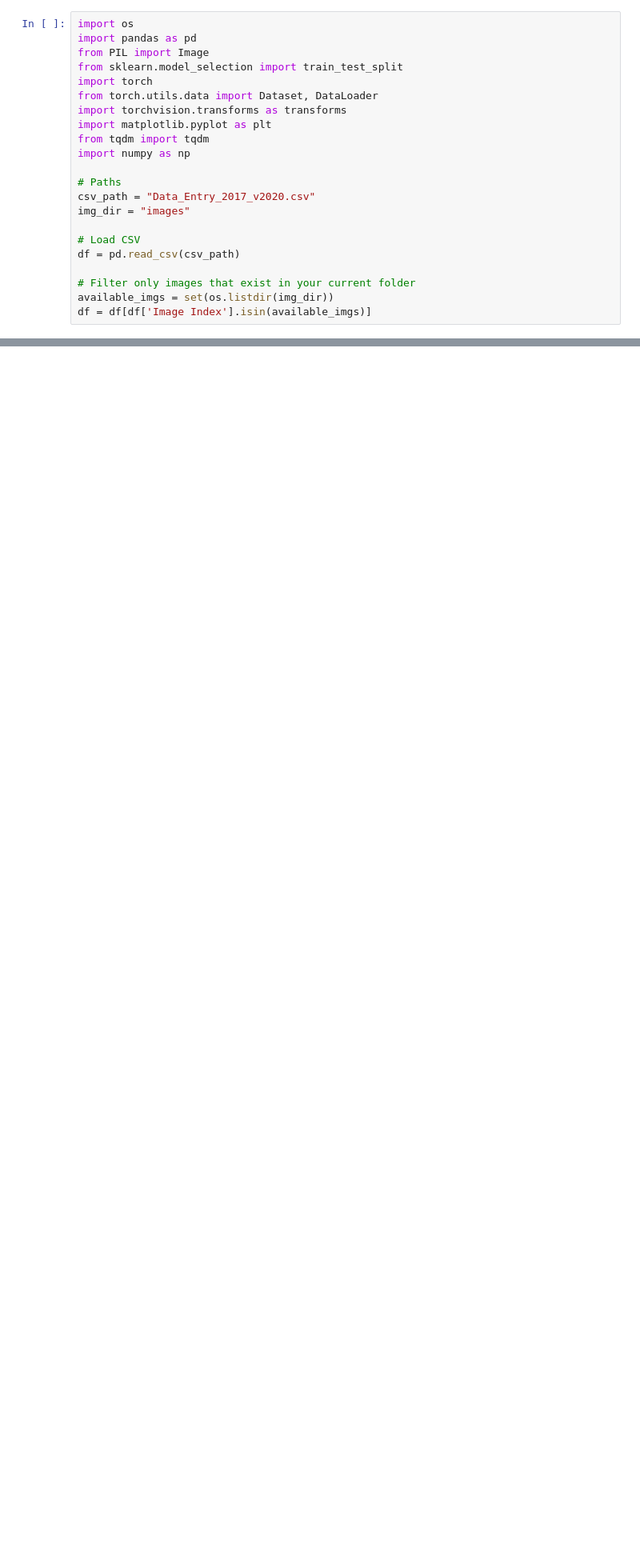
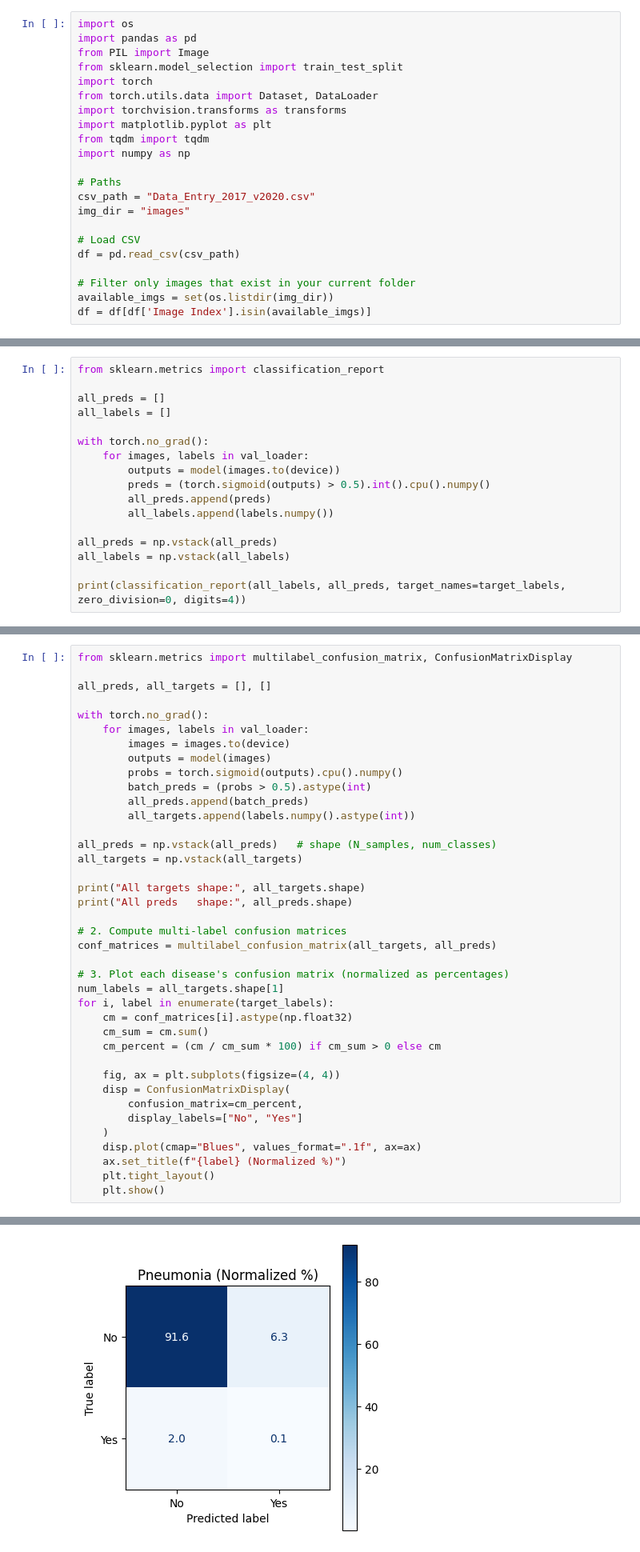
Before and after one commit to JevsJevs/MC906-DiagXray, a Jupyter notebook: DataExploration.ipynb, the cells around one changed output, grey strips where cells are left out. Shown at 80% size. Cells and saved outputs as stored; diff of their text form; blank space fills up the shorter version.

```diff
--- a/DataExploration.ipynb
+++ b/DataExploration.ipynb
@@ -244,0 +336,17 @@ Epoch 6 - Val Loss: 0.5754 | Accuracy: 73.41%
+# %%
+from sklearn.metrics import classification_report
+
+all_preds = []
+all_labels = []
+
+with torch.no_grad():
+    for images, labels in val_loader:
+        outputs = model(images.to(device))
+        preds = (torch.sigmoid(outputs) > 0.5).int().cpu().numpy()
+        all_preds.append(preds)
+        all_labels.append(labels.numpy())
+
+all_preds = np.vstack(all_preds)
+all_labels = np.vstack(all_labels)
+
+print(classification_report(all_labels, all_preds, target_names=target_labels, zero_division=0, digits=4))
@@ -244,0 +366,40 @@ Epoch 6 - Val Loss: 0.5754 | Accuracy: 73.41%
+# %%
+from sklearn.metrics import multilabel_confusion_matrix, ConfusionMatrixDisplay
+
+all_preds, all_targets = [], []
+
+with torch.no_grad():
+    for images, labels in val_loader:
+        images = images.to(device)
+        outputs = model(images)
+        probs = torch.sigmoid(outputs).cpu().numpy()
+        batch_preds = (probs > 0.5).astype(int)
+        all_preds.append(batch_preds)
+        all_targets.append(labels.numpy().astype(int))
+
+all_preds = np.vstack(all_preds)   # shape (N_samples, num_classes)
+all_targets = np.vstack(all_targets)
+
+print("All targets shape:", all_targets.shape)
+print("All preds   shape:", all_preds.shape)
+
+# 2. Compute multi-label confusion matrices
+conf_matrices = multilabel_confusion_matrix(all_targets, all_preds)
+
+# 3. Plot each disease's confusion matrix (normalized as percentages)
+num_labels = all_targets.shape[1]
+for i, label in enumerate(target_labels):
+    cm = conf_matrices[i].astype(np.float32)
+    cm_sum = cm.sum()
+    cm_percent = (cm / cm_sum * 100) if cm_sum > 0 else cm
+
+    fig, ax = plt.subplots(figsize=(4, 4))
+    disp = ConfusionMatrixDisplay(
+        confusion_matrix=cm_percent,
+        display_labels=["No", "Yes"]
+    )
+    disp.plot(cmap="Blues", values_format=".1f", ax=ax)
+    ax.set_title(f"{label} (Normalized %)")
+    plt.tight_layout()
+    plt.show()
+# %% [output]
@@ -244,0 +408 @@ Epoch 6 - Val Loss: 0.5754 | Accuracy: 73.41%
+[figure, added]
```
Also changed, not shown: parts of 15 cells of this notebook.
